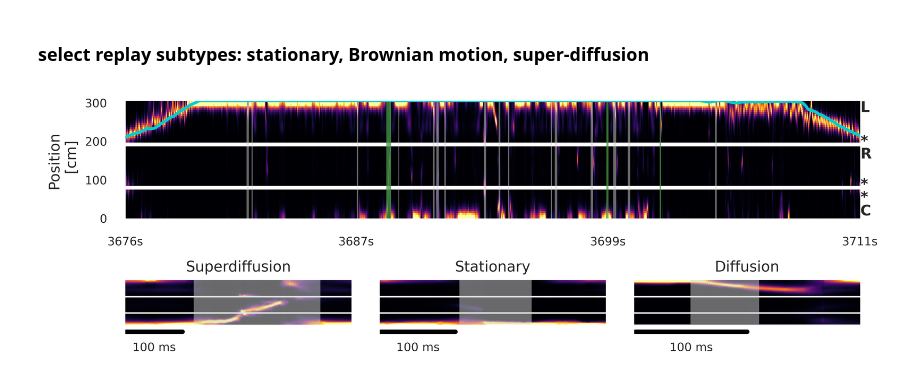
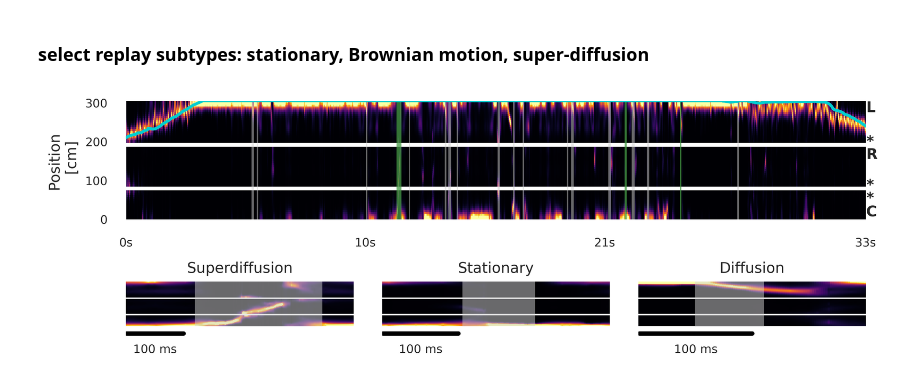
Before and after one commit to ZilongJi/AdaptiveAttractorForSequences, a Jupyter notebook: notebooks/PaperFig1.ipynb, the cells around one changed output. Drawn from its saved outputs; the diff is of its cells as text; code cells hidden in the pictures.

```diff
--- a/notebooks/PaperFig1.ipynb
+++ b/notebooks/PaperFig1.ipynb
@@ -39,7 +39,7 @@ No DIO file found, inferring correct inbound/outbound from task rules
 ### load the decoder
 # %%
 datafolder = (
-    "/home/zilong/Desktop/replay_trajectory_paper/Processed-Data/ThetaSweepTrajectories"
+    "/home/zilong/Desktop/AdaptiveAttractorForSequences/ExpData/ThetaSweepTrajectories"
 )
 
 animal, day, epoch = epoch_key
@@ -670,7 +674,7 @@ def plot_replay_subtypes(
     # add 's' to the ticks
     ax1.set_xticks(ticks)
     # set the xticklabels as the time in seconds
-    ticklabels = [str(i) + "s" for i in ticks]
+    ticklabels = [str(int(i - time_slice.start)) + "s" for i in ticks]
     ax1.set_xticklabels(ticklabels)
 
     # ax1.set_xlabel("Time [s]")
@@ -773,9 +777,7 @@ def plot_replay_subtypes(
     gs.update(hspace=0.7)
 
     # save the figure to /home/zilong/Desktop/replay_trajectory_paper/Processed-Data/Paper_figures/
-    savedir = (
-        "/home/zilong/Desktop/replay_trajectory_paper/Processed-Data/Paper_figures/"
-    )
+    savedir = "/home/zilong/Desktop/AdaptiveAttractorForSequences/Figures/"
     # start_time = time_slice.start
     # end_time = time_slice.stop
     savename = "Fig1_awakereplay_subtypes.png"
@@ -783,19 +785,19 @@ def plot_replay_subtypes(
     # also save pdf
     # plt.savefig(savedir + savename[:-4] + ".pdf", dpi=300, bbox_inches="tight")
 # %%
-time_slice_all = slice(t.min() + 30, t.min() + 65)
+time_slice_all = slice(t.min() + 30, t.min() + 64)
 time_slice1 = slice(t.min() + 42.3, t.min() + 42.7)
 time_slice2 = slice(t.min() + 52.8, t.min() + 53.1)
 time_slice3 = slice(t.min() + 55.4, t.min() + 55.6)
 
 plot_replay_subtypes(
     time_slice_all,
     time_slice1,
     time_slice2,
     time_slice3,
     t,
     cv_classifier_clusterless_results,
     data,
 )
 # %% [output]
-[figure, old version]
+[figure, new version]
```
Also changed, not shown: parts of 4 cells of this notebook, 5 other files.
